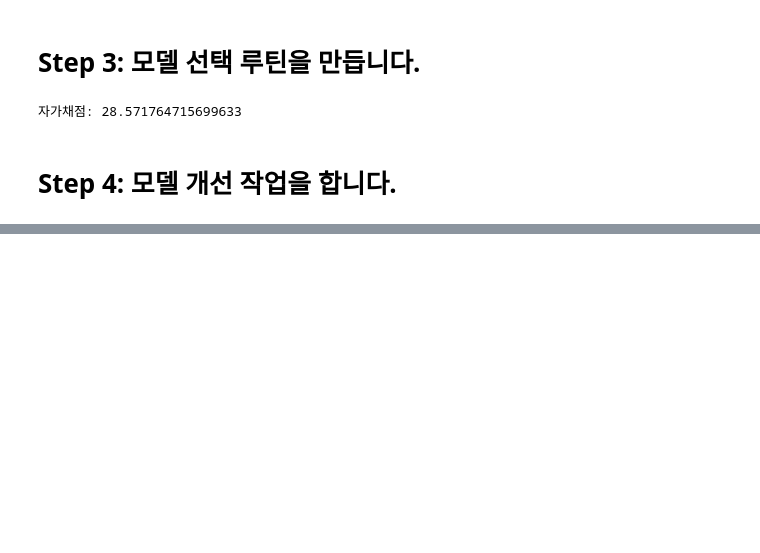
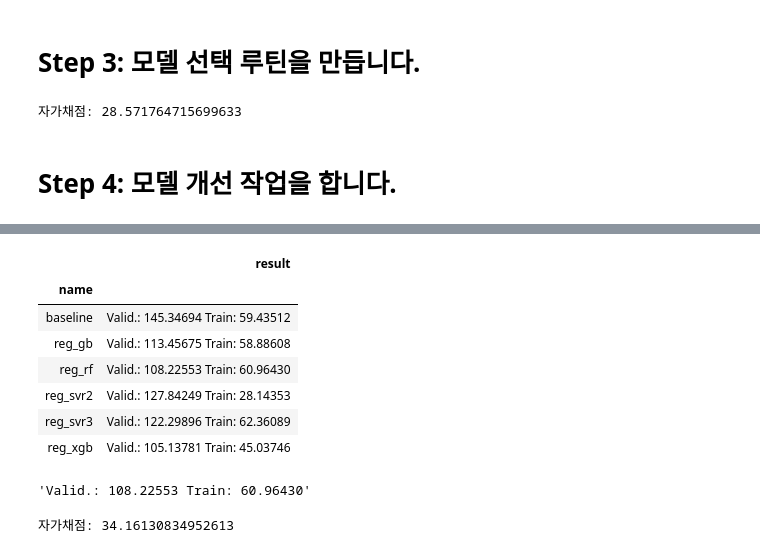
Before and after one commit to sunkusun9/DS_lv3_2506_2, a Jupyter notebook: sec_ds_lv3_prob3_kaggle.ipynb, the cells around one changed output, grey strips where cells are left out. Saved outputs shown, nothing was run; the diff lists cells and outputs as text; code cells hidden in the pictures; blank space fills up the shorter version.

Commit message:
Day1 Kaggle Step4 까지 올립니다.

```diff
--- a/sec_ds_lv3_prob3_kaggle.ipynb
+++ b/sec_ds_lv3_prob3_kaggle.ipynb
@@ -370,6 +464,29 @@ from sklearn.ensemble import GradientBoostingRegressor
 # %%
 # RF: RandomForesetRegressor
 from sklearn.ensemble import RandomForestRegressor
+
+X_rf = "15분, 30분, 45분, 60분, DayName, Hour, AM, Weekend_yn, Holiday_yn, Avg, TotalHour, 생산량, 기온, 풍속, 습도, 강수량, 전기요금(계절), 공장인원, 인건비"
+X_rf = [i.strip() for i in X_rf.split(',')]
+ct = ColumnTransformer([
+    ('pt', 'passthrough', X_rf)
+])
+reg_rf = make_pipeline(ct, RandomForestRegressor(max_depth = 8, n_estimators = 100, random_state = 123))
+eval_model('reg_rf', reg_rf)
+# %% [output]
+|  | result |
+| name |  |
+| baseline | Valid.: 145.34694 Train: 59.43512 |
+| reg_gb | Valid.: 113.45675 Train: 58.88608 |
+| reg_rf | Valid.: 108.22553 Train: 60.96430 |
+| reg_svr2 | Valid.: 127.84249 Train: 28.14353 |
+| reg_svr3 | Valid.: 122.29896 Train: 62.36089 |
+| reg_xgb | Valid.: 105.13781 Train: 45.03746 |
+'Valid.: 108.22553 Train: 60.96430'
+# %%
+prd = select_model(reg_rf)
+print("자가채점: {}".format(mean_absolute_error(s_kaggle_ans, prd)))
+# %% [output]
+자가채점: 34.16130834952613
 # %%
 # Voting은 List를 구성을해서 VotingRegressor를 통해 구할수 있습니다.
 # list의 요소는  (이름, 모델 인스턴스) 두 개의 튜플로 구성합니다.
```
Also changed, not shown: parts of 17 cells of this notebook.
